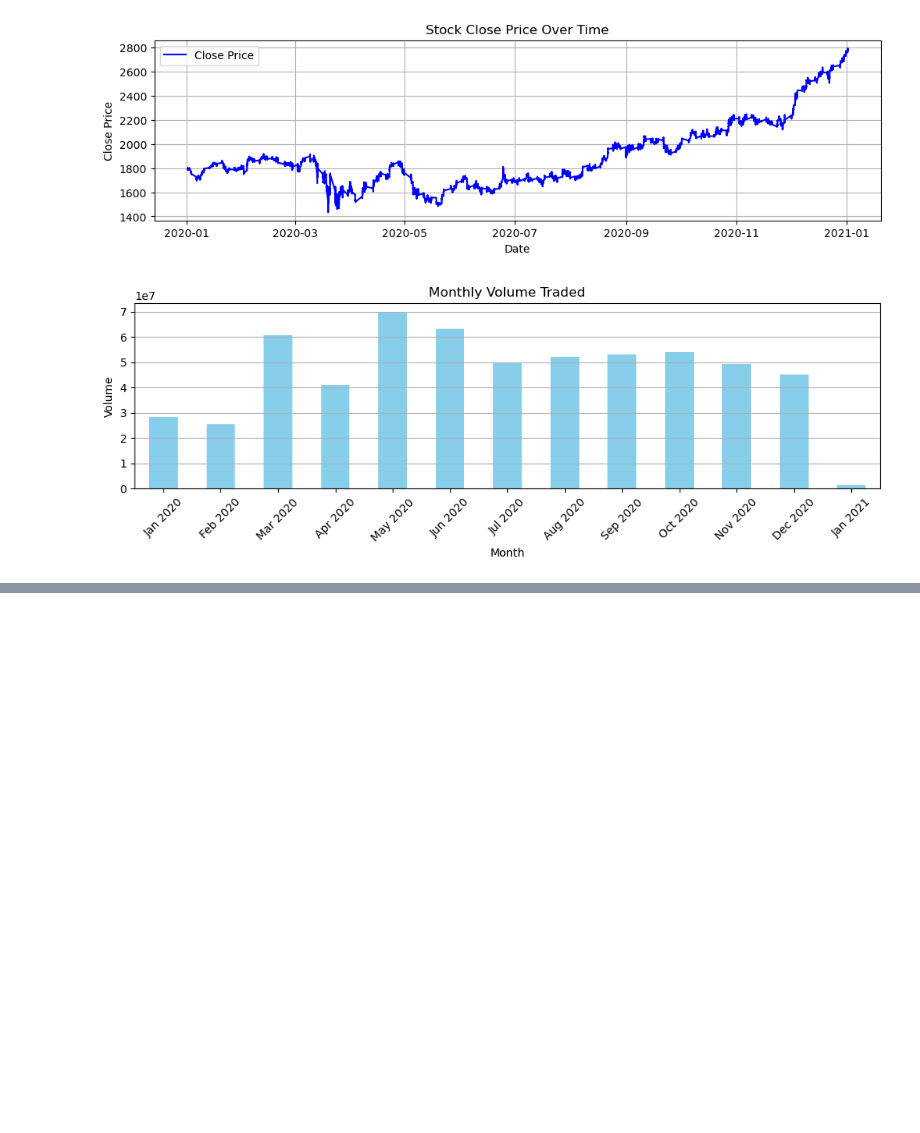
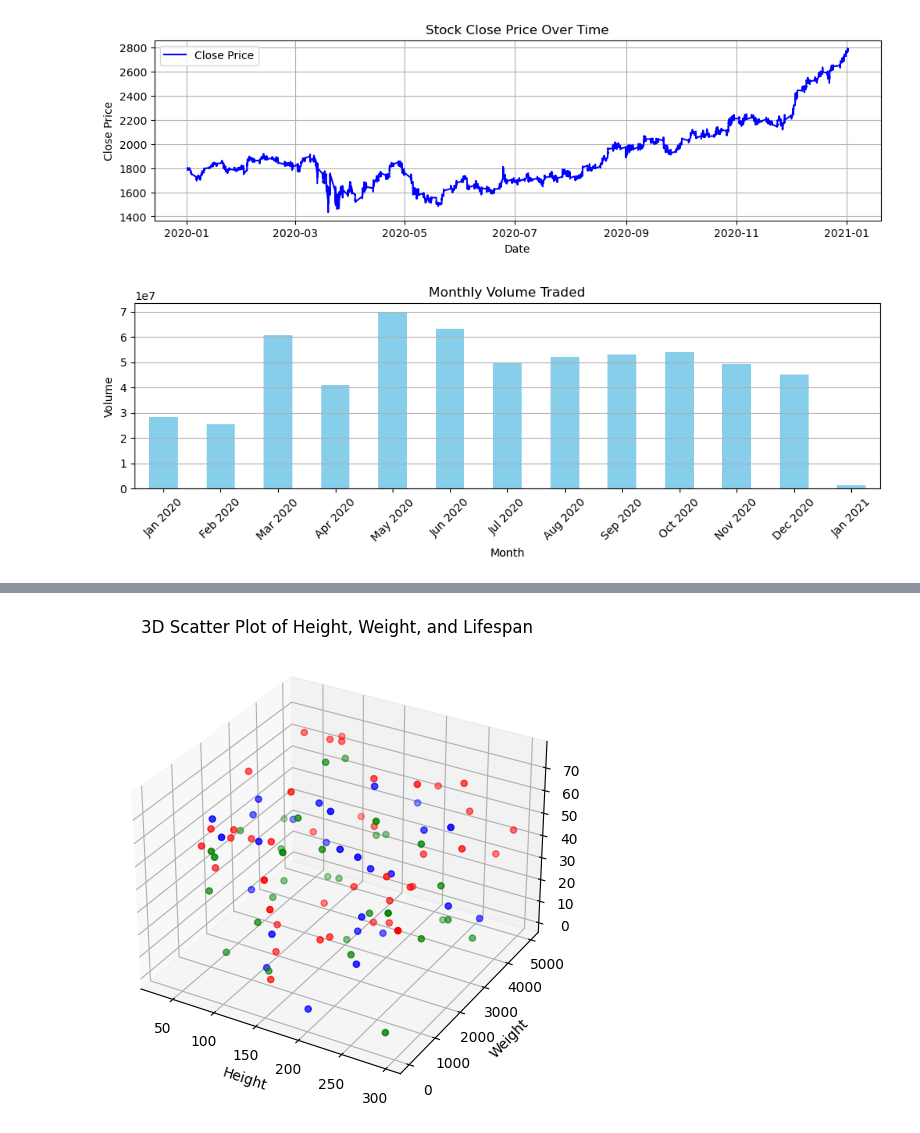
Before and after one commit to MohitMahajan03/6th-SEM, a Jupyter notebook: Data Science/Lab/Data Science Record/Data Science Record.ipynb, the cells around one changed output, grey strips where cells are left out. Drawn from its saved outputs; the diff is of its cells as text; code cells hidden in the pictures; blank space fills up the shorter version.

```diff
--- a/Data Science/Lab/Data Science Record/Data Science Record.ipynb
+++ b/Data Science/Lab/Data Science Record/Data Science Record.ipynb
@@ -529,3 +529,79 @@ max     2790.950000   2791.700000   2790.000000   2790.950000  955310.000000
 [figure]
 # %%
 # Multidimensional data analysis on animal data
+
+import pandas as pd
+import numpy as np
+import matplotlib.pyplot as plt
+
+# Set a random seed for reproducibility
+np.random.seed(0)
+
+# Define the number of animals in the dataset
+num_animals = 100
+
+# Generate random data for the animals
+data = {
+    'Animal': [f'Animal_{i}' for i in range(num_animals)],
+    'Height': np.random.randint(30, 300, size=num_animals),
+    'Weight': np.random.randint(5, 5000, size=num_animals),
+    'Lifespan': np.random.randint(1, 80, size=num_animals),
+    'Diet': np.random.choice(['Carnivore', 'Herbivore', 'Insectivore'], size=num_animals),
+    'Average Speed': np.random.randint(1, 100, size=num_animals),
+    'Top Speed': np.random.randint(5, 120, size=num_animals),
+    'Gestation Period': np.random.randint(30, 660, size=num_animals),
+}
+
+df = pd.DataFrame(data)
+print(df.head())
+
+# Define colors for each diet type
+diet_colors = {
+    'Carnivore': 'r',
+    'Herbivore': 'g',
+    'Insectivore': 'b'
+}
+
+# Add a color column to the dataframe
+colors = df['Diet'].map(diet_colors)
+
+# 3D Scatter Plot for Height, Weight, and Lifespan
+fig = plt.figure(figsize=(10, 6))
+ax = fig.add_subplot(111, projection='3d')
+
+x = df['Height']
+y = df['Weight']
+z = df['Lifespan']
+
+ax.scatter(x, y, z, c=colors, marker='o')
+
+ax.set_xlabel('Height')
+ax.set_ylabel('Weight')
+ax.set_zlabel('Lifespan')
+ax.set_title('3D Scatter Plot of Height, Weight, and Lifespan')
+
+# Create a legend
+# unique_diets = df['Diet'].unique()
+# handles = [plt.Line2D([0], [0], marker='o', color='w', markerfacecolor=diet_colors[diet], markersize=10) for diet in unique_diets]
+# ax.legend(handles, unique_diets, title="Diet")
+
+plt.show()
+
+# 3D Scatter Plot for Average Speed, Top Speed, and Gestation Period
+# fig = plt.figure(figsize=(10, 7))
+# ax = fig.add_subplot(111, projection='3d')
+
+# x = df['Average Speed']
+# y = df['Top Speed']
+# z = df['Gestation Period']
+
+# ax.scatter(x, y, z, c=colors, marker='^')
+
+# ax.set_xlabel('Average Speed (km/h)')
+# ax.set_ylabel('Top Speed (km/h)')
+# ax.set_zlabel('Gestation Period (days)')
+# ax.set_title('3D Scatter Plot of Average Speed, Top Speed, and Gestation Period')
+# ax.legend(handles, unique_diets, title="Diet")
+
+# plt.show()
+# %% [output]
@@ -532,2 +621,3 @@ max     2790.950000   2791.700000   2790.000000   2790.950000  955310.000000
+[figure, added]
 # %%
 # IPL data analysis using python
```
Also changed, not shown: parts of 1 cell of this notebook.
